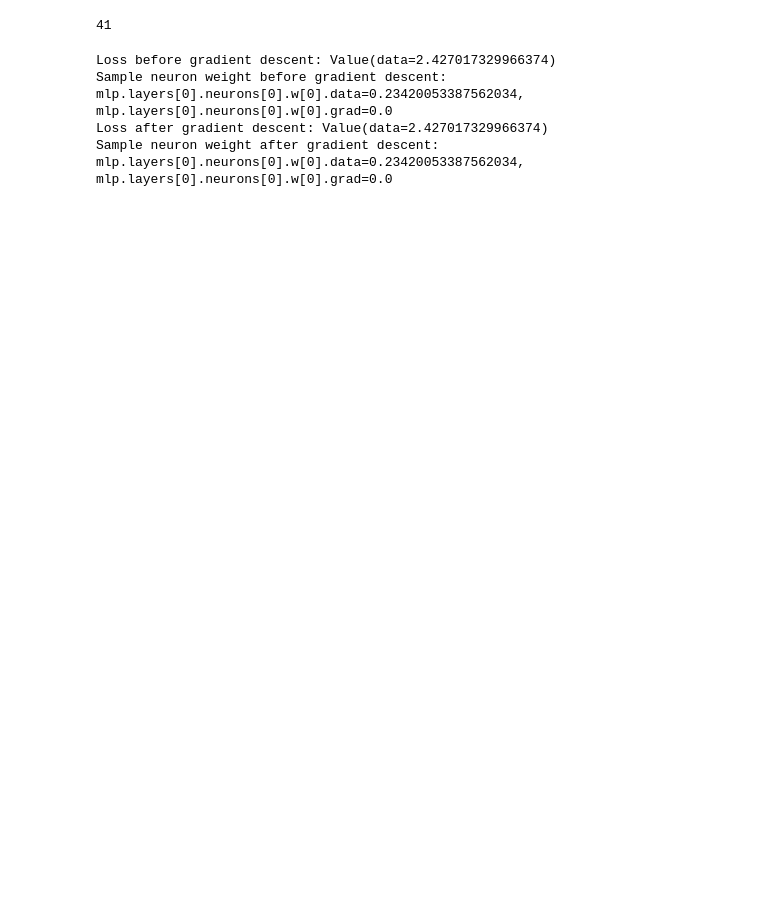
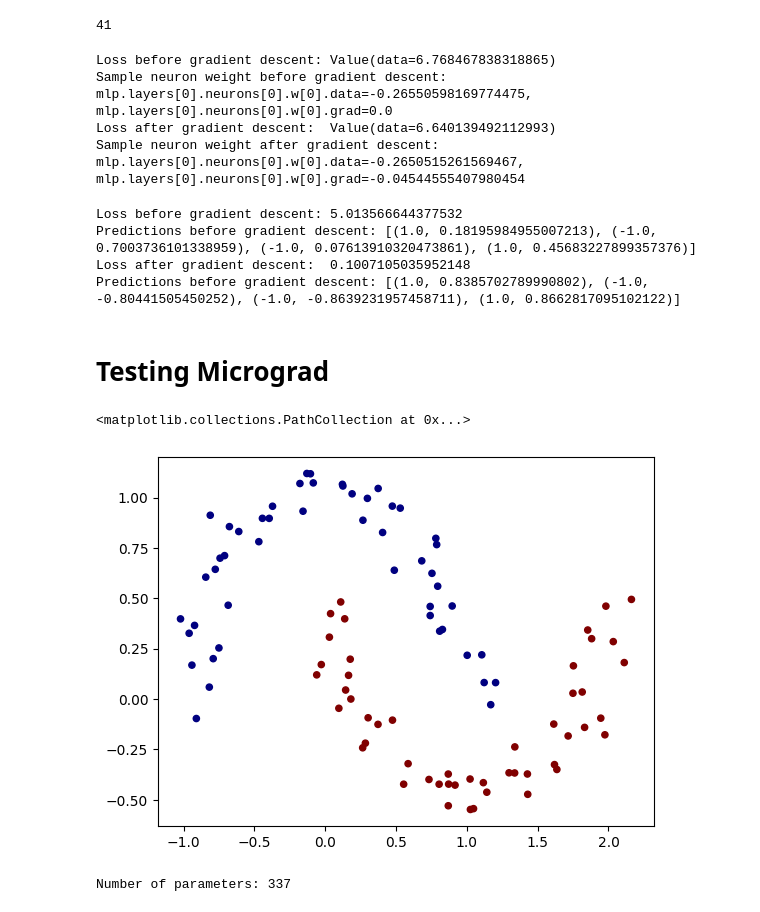
Before and after one commit to Danpythonman/micrograd, a Jupyter notebook: main.ipynb, the cells around one changed output. Cells and saved outputs as stored; diff of their text form; code cells hidden in the pictures; blank space fills up the shorter version.

```diff
--- a/main.ipynb
+++ b/main.ipynb
@@ -661,18 +661,63 @@ xs = [
     [1.0,  1.0, -1.0]
 ]
 ys = [1.0, -1.0, -1.0, 1.0]
+
 ypred = [mlp(x) for x in xs]
 loss = sum((yout - ygt)**2 for ygt, yout in zip(ys, ypred))
 print(f'Loss before gradient descent: {loss}')
 print(f'Sample neuron weight before gradient descent: {mlp.layers[0].neurons[0].w[0].data=}, {mlp.layers[0].neurons[0].w[0].grad=}')
+
+for p in mlp.parameters():
+    p.grad = 0
+
+loss.backward()
+
 for p in mlp.parameters():
     p.data += -0.01 * p.grad
+
 ypred = [mlp(x) for x in xs]
 loss = sum((yout - ygt)**2 for ygt, yout in zip(ys, ypred))
+
 print(f'Loss after gradient descent:  {loss}')
 print(f'Sample neuron weight after gradient descent:  {mlp.layers[0].neurons[0].w[0].data=}, {mlp.layers[0].neurons[0].w[0].grad=}')
 # %% [output]
-Loss before gradient descent: Value(data=2.427017329966374)
-Sample neuron weight before gradient descent: mlp.layers[0].neurons[0].w[0].data=0.23420053387562034, mlp.layers[0].neurons[0].w[0].grad=0.0
-Loss after gradient descent: Value(data=2.427017329966374)
-Sample neuron weight after gradient descent: mlp.layers[0].neurons[0].w[0].data=0.23420053387562034, mlp.layers[0].neurons[0].w[0].grad=0.0
+Loss before gradient descent: Value(data=6.768467838318865)
+Sample neuron weight before gradient descent: mlp.layers[0].neurons[0].w[0].data=-0.26550598169774475, mlp.layers[0].neurons[0].w[0].grad=0.0
+Loss after gradient descent:  Value(data=6.640139492112993)
+Sample neuron weight after gradient descent:  mlp.layers[0].neurons[0].w[0].data=-0.2650515261569467, mlp.layers[0].neurons[0].w[0].grad=-0.04544555407980454
+# %%
+mlp = MultiLayerPerceptron(3, [4, 4, 1])
+xs = [
+    [2.0,  3.0, -1.0],
+    [3.0, -1.0,  0.5],
+    [0.5,  1.0,  1.0],
+    [1.0,  1.0, -1.0]
+]
+ys = [1.0, -1.0, -1.0, 1.0]
+
+ypred = [mlp(x) for x in xs]
+loss = sum((yout - ygt)**2 for ygt, yout in zip(ys, ypred))
+print(f'Loss before gradient descent: {loss.data}')
+print(f'Predictions before gradient descent: {list((ygt, yout.data) for ygt, yout in zip(ys, ypred))}')
+
+for i in range(100):
+    for p in mlp.parameters():
+        p.grad = 0
+
+    loss.backward()
+
+    for p in mlp.parameters():
+        p.data += -0.01 * p.grad
+
+    ypred = [mlp(x) for x in xs]
+    loss = sum((yout - ygt)**2 for ygt, yout in zip(ys, ypred))
+
+print(f'Loss after gradient descent:  {loss.data}')
+print(f'Predictions before gradient descent: {list((ygt, yout.data) for ygt, yout in zip(ys, ypred))}')
+# %% [output]
+Loss before gradient descent: 5.013566644377532
+Predictions before gradient descent: [(1.0, 0.18195984955007213), (-1.0, 0.7003736101338959), (-1.0, 0.07613910320473861), (1.0, 0.45683227899357376)]
+Loss after gradient descent:  0.1007105035952148
+Predictions before gradient descent: [(1.0, 0.8385702789990802), (-1.0, -0.80441505450252), (-1.0, -0.8639231957458711), (1.0, 0.8662817095102122)]
+# %% [markdown]
+# Testing Micrograd
@@ -678,0 +727,15 @@ Sample neuron weight after gradient descent: mlp.layers[0].neurons[0].w[0].data=
+# %%
+from sklearn.datasets import make_moons, make_blobs
+X, y = make_moons(n_samples=100, noise=0.1)
+y = [-1 if value == 0 else 1 for value in y]
+plt.figure()
+plt.scatter(X[:,0], X[:,1], c=y, s=20, cmap='jet')
+# %% [output]
+<matplotlib.collections.PathCollection at 0x...>
+[figure, added]
+# %%
+# 2 inputs, two hidden layers with 16 outputs, output is 1 value
+model = MultiLayerPerceptron(2, [16, 16, 1])
+print(f'Number of parameters: {len(model.parameters())}')
+# %% [output]
+Number of parameters: 337
```
Also changed, not shown: parts of 12 cells of this notebook.
